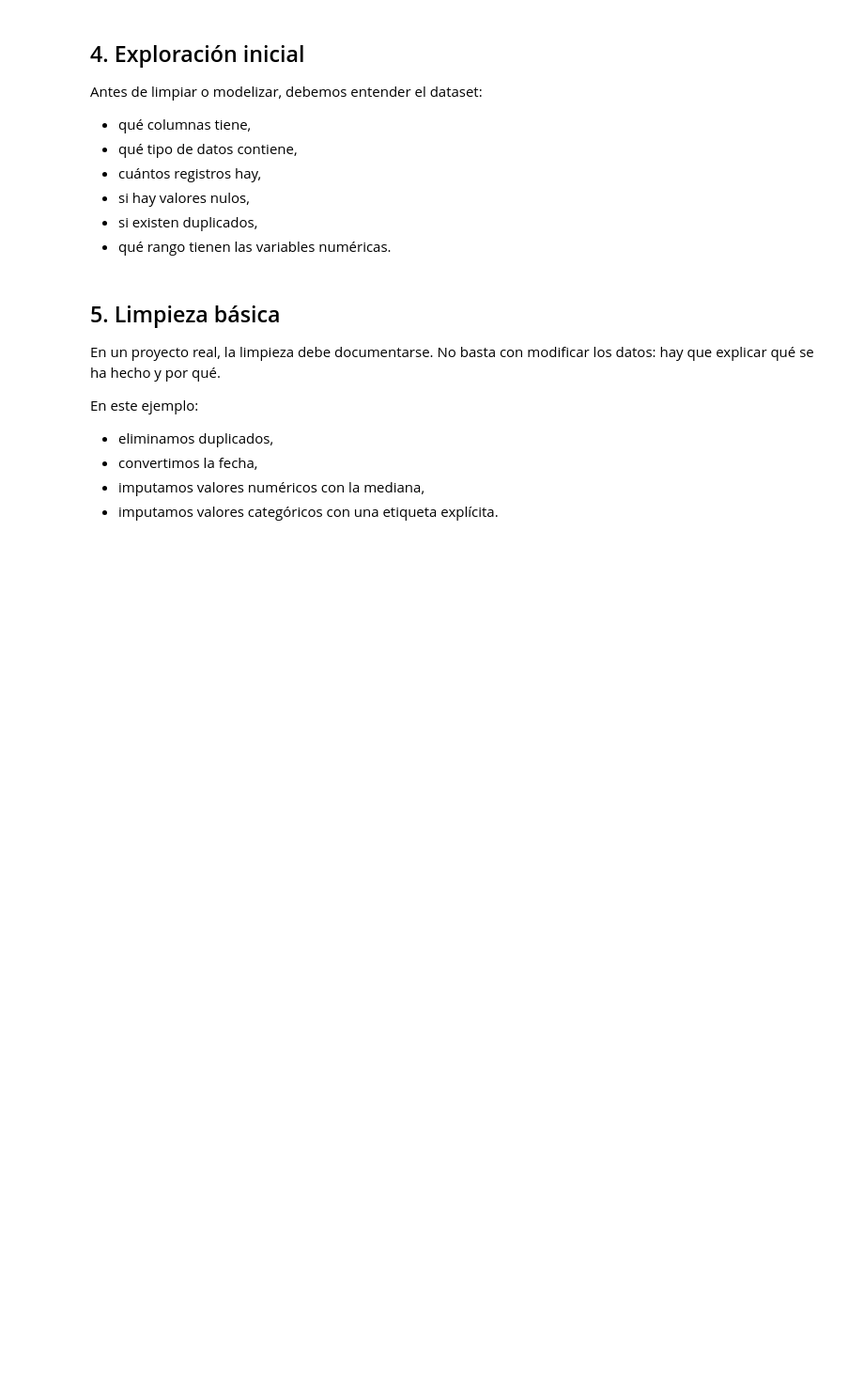
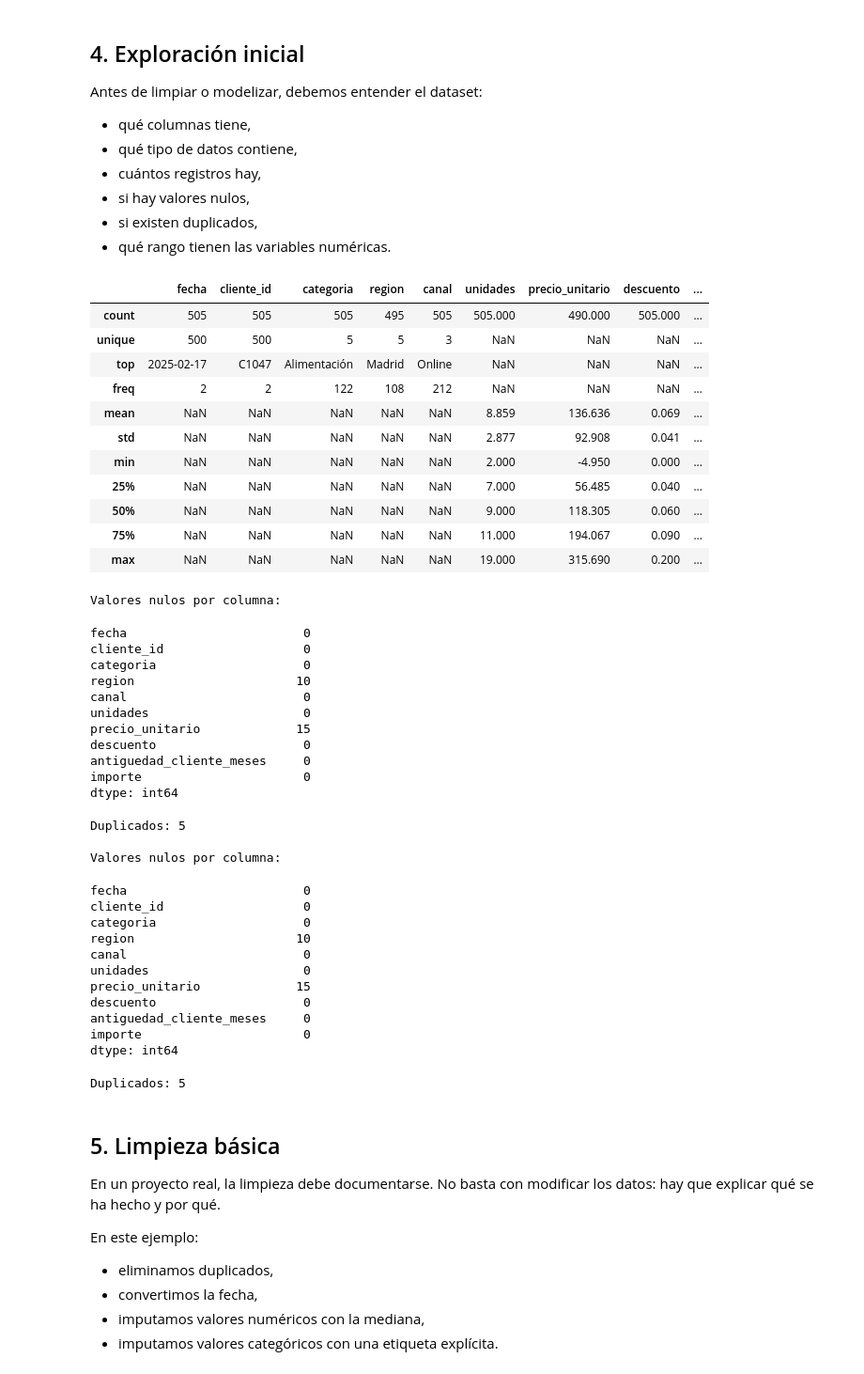
Before and after one commit to Mattortx/Big_Data_2026, a Jupyter notebook: notebooks/solucciones/01_Bloque_I_Python_Pandas_Analisis_Descriptivo_3h_solucion.ipynb, the cells around one changed output. Shown at 94% size. Saved outputs shown, nothing was run; the diff lists cells and outputs as text; code cells hidden in the pictures; blank space fills up the shorter version.

```diff
--- a/notebooks/solucciones/01_Bloque_I_Python_Pandas_Analisis_Descriptivo_3h_solucion.ipynb
+++ b/notebooks/solucciones/01_Bloque_I_Python_Pandas_Analisis_Descriptivo_3h_solucion.ipynb
@@ -106,10 +119,54 @@ Antes de limpiar o modelizar, debemos entender el dataset:
 - si existen duplicados,
 - qué rango tienen las variables numéricas.
 # %%
+df = pd.read_csv("../../data/ventas_mayo_2026.csv")
 display(df.describe(include="all"))
 print("\nValores nulos por columna:")
 display(df.isnull().sum())
 print("\nDuplicados:", df.duplicated().sum())
+print("\nValores nulos por columna:")
+display(df.isnull().sum())
+print("\nDuplicados:", df.duplicated().sum())
+# %% [output]
+|  | fecha | cliente_id | categoria | region | canal | unidades | precio_unitario | descuento | ... |
+| count | 505 | 505 | 505 | 495 | 505 | 505.000 | 490.000 | 505.000 | ... |
+| unique | 500 | 500 | 5 | 5 | 3 | NaN | NaN | NaN | ... |
+| top | 2025-02-17 | C1047 | Alimentación | Madrid | Online | NaN | NaN | NaN | ... |
+| freq | 2 | 2 | 122 | 108 | 212 | NaN | NaN | NaN | ... |
+| mean | NaN | NaN | NaN | NaN | NaN | 8.859 | 136.636 | 0.069 | ... |
+| std | NaN | NaN | NaN | NaN | NaN | 2.877 | 92.908 | 0.041 | ... |
+| min | NaN | NaN | NaN | NaN | NaN | 2.000 | -4.950 | 0.000 | ... |
+| 25% | NaN | NaN | NaN | NaN | NaN | 7.000 | 56.485 | 0.040 | ... |
+| 50% | NaN | NaN | NaN | NaN | NaN | 9.000 | 118.305 | 0.060 | ... |
+| 75% | NaN | NaN | NaN | NaN | NaN | 11.000 | 194.067 | 0.090 | ... |
+| max | NaN | NaN | NaN | NaN | NaN | 19.000 | 315.690 | 0.200 | ... |
+Valores nulos por columna:
+fecha                        0
+cliente_id                   0
+categoria                    0
+region                      10
+canal                        0
+unidades                     0
+precio_unitario             15
+descuento                    0
+antiguedad_cliente_meses     0
+importe                      0
+dtype: int64
+Duplicados: 5
+
+Valores nulos por columna:
+fecha                        0
+cliente_id                   0
+categoria                    0
+region                      10
+canal                        0
+unidades                     0
+precio_unitario             15
+descuento                    0
+antiguedad_cliente_meses     0
+importe                      0
+dtype: int64
+Duplicados: 5
 # %% [markdown]
 ## 5. Limpieza básica
 
```
Also changed, not shown: parts of 12 cells of this notebook, 1 other file.
